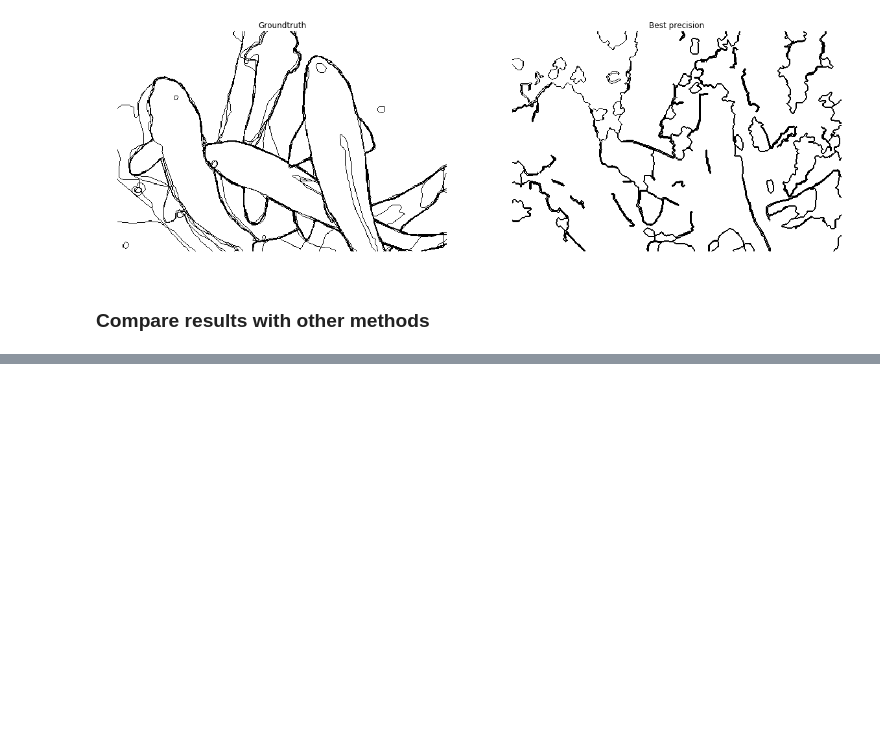
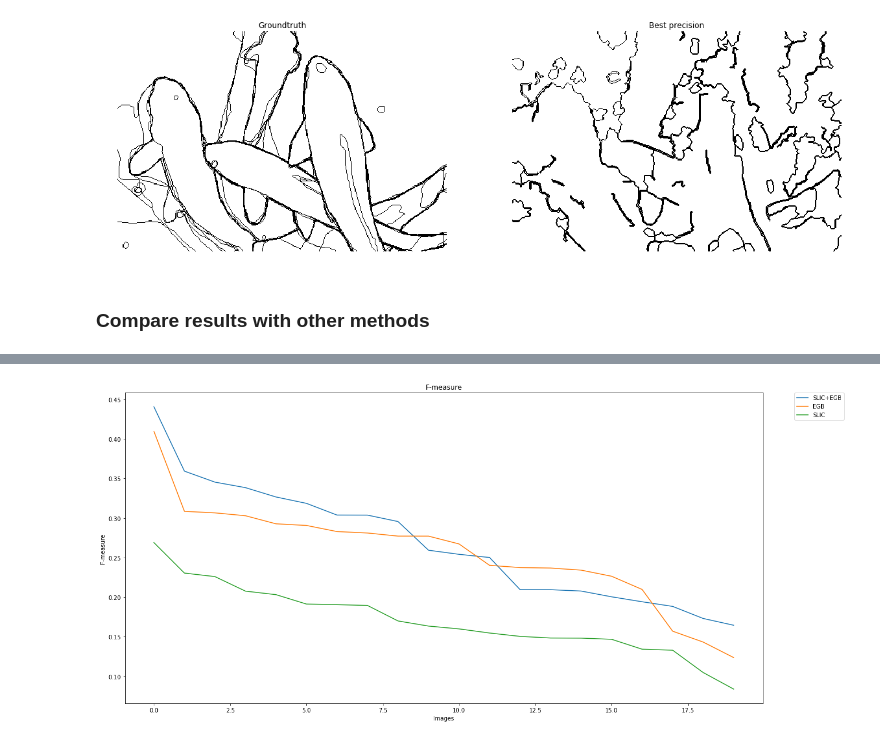
Before and after one commit to falreis/image-segm, a Jupyter notebook: code/pipeline.ipynb, the cells around one changed output, grey strips where cells are left out. Cells and saved outputs as stored; diff of their text form; code cells hidden in the pictures; blank space fills up the shorter version.

```diff
--- a/code/pipeline.ipynb
+++ b/code/pipeline.ipynb
@@ -101,7 +101,7 @@ images = []
 groundtruths = []
 
 #load images
-for filename in ground_filenames[0:20]:
+for filename in ground_filenames[0:40]:
     ground_file = ground_path + filename + '.mat'
     train_file = train_path + filename + '.jpg'
 
@@ -119,12 +119,12 @@ img.fill(255)
 fs_borders, f_borders, s_borders = [], [], []
 
 #test values for slic, felz and slic+felz
-for groundtruth, image in zip(groundtruths[0:10], images[0:10]):
+for groundtruth, image in zip(groundtruths[20:40], images[20:40]):
     #slic+felz
     _, fs_border, _ = sp.process_image(image
                                         , slic_segments = 896
                                         , felz_scale = 1024
-                                        , felz_min_size = 30
+                                        , felz_min_size = 20
                                         , ultrametric = False
                                         , save=False)
 
@@ -132,11 +132,11 @@ for groundtruth, image in zip(groundtruths[0:10], images[0:10]):
     img.fill(255)
 
     #felz
-    f_segs = felzenszwalb(image, 1024, 30)
+    f_segs = felzenszwalb(image, scale=300, sigma=0.8, min_size=20)
     f_border = mark_boundaries(img, f_segs, color=(0, 0, 0))
 
     #slic
-    s_segs = slic(image, n_segments = 896, slic_zero = True)
+    s_segs = slic(image, n_segments = 300, slic_zero = True) #300 ou 100
     s_border = mark_boundaries(img, s_segs, color=(0, 0, 0))
 
     fs_borders.append(fs_border[:, :, 0:1])
@@ -146,9 +146,9 @@ for groundtruth, image in zip(groundtruths[0:10], images[0:10]):
 fs_precs, f_precs, s_precs = [], [], []
 fs_recall, f_recall, s_recall = [], [], []
 
-threshold = 2
+threshold = 0
 
-for groundtruth, fs_bor, f_bor, s_bor in zip(groundtruths[0:10], fs_borders, f_borders, s_borders):
+for groundtruth, fs_bor, f_bor, s_bor in zip(groundtruths[20:40], fs_borders, f_borders, s_borders):
     #eval precision
     prec_fs, rec_fs = ev.eval_bound(groundtruth, fs_bor, threshold, True)
     prec_f, rec_f = ev.eval_bound(groundtruth, f_bor, threshold, True)
@@ -183,0 +218,26 @@ slic >> max: 0.308062174192  avg: 0.198648627021
+# %%
+np_fs_precs = (np.array(fs_precs))
+np_fs_recall = (np.array(fs_recall))
+
+np_f_precs = (np.array(f_precs))
+np_f_recall = (np.array(f_recall))
+
+np_s_precs = (np.array(s_precs))
+np_s_recall = (np.array(s_recall))
+
+fs_fmeasure = 2 * ((np_fs_precs * np_fs_recall) / (np_fs_precs + np_fs_recall))
+f_fmeasure = 2 * ((np_f_precs * np_f_recall) / (np_f_precs + np_f_recall))
+s_fmeasure = 2 * ((np_s_precs * np_s_recall) / (np_s_precs + np_s_recall))
+# %%
+#plot curves
+plt.figure(figsize=(20,10))
+plt.plot(np.sort(fs_fmeasure)[::-1], label='SLIC+EGB')
+plt.plot(np.sort(f_fmeasure)[::-1], label='EGB')
+plt.plot(np.sort(s_fmeasure)[::-1], label='SLIC')
+plt.legend(bbox_to_anchor=(1.05, 1), loc=2, borderaxespad=0.)
+plt.xlabel('Images')
+plt.ylabel('F-measure')
+plt.title('F-measure')
+plt.show()
+# %% [output]
+[figure, added]
```
Also changed, not shown: parts of 2 cells of this notebook, 1 other file.
